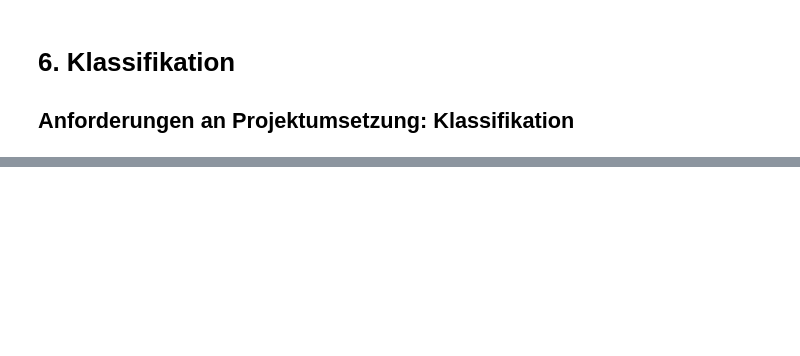
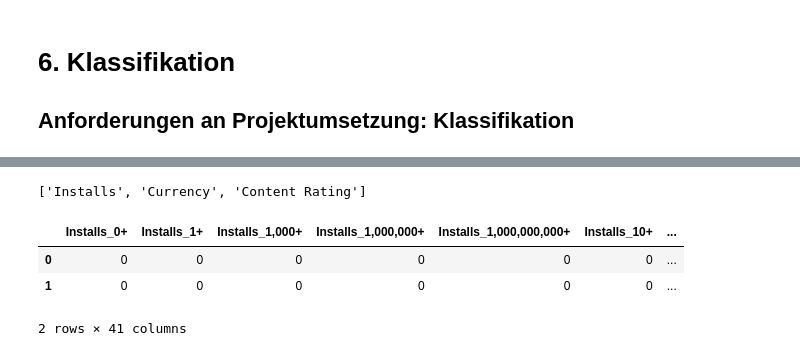
Before and after one commit to Wangi2901/data-analytics, a Jupyter notebook: 6. Klassifikation.ipynb, the cells around one changed output, grey strips where cells are left out. Drawn from its saved outputs; the diff is of its cells as text; code cells hidden in the pictures; blank space fills up the shorter version.

```diff
--- a/6. Klassifikation.ipynb
+++ b/6. Klassifikation.ipynb
@@ -145,0 +94,5 @@ fourhot
+# %%
+categorical_cols.remove("Category")
+categorical_cols
+# %% [output]
+['Installs', 'Currency', 'Content Rating']
@@ -145,0 +101,7 @@ fourhot
+# %%
+X_dumm.head(2)
+# %% [output]
+|  | Installs_0+ | Installs_1+ | Installs_1,000+ | Installs_1,000,000+ | Installs_1,000,000,000+ | Installs_10+ | ... |
+| 0 | 0 | 0 | 0 | 0 | 0 | 0 | ... |
+| 1 | 0 | 0 | 0 | 0 | 0 | 0 | ... |
+2 rows × 41 columns
```
Also changed, not shown: parts of 31 cells of this notebook, 2 other files.
